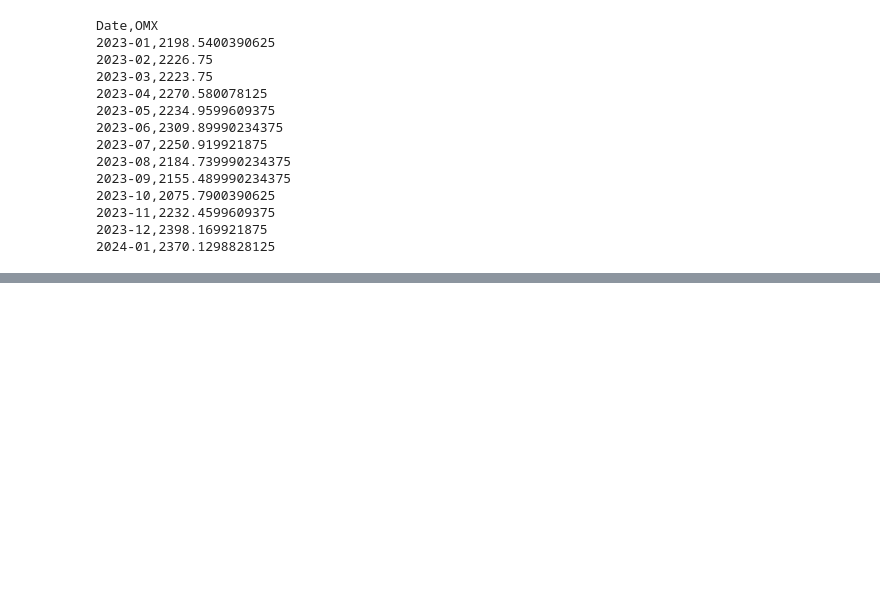
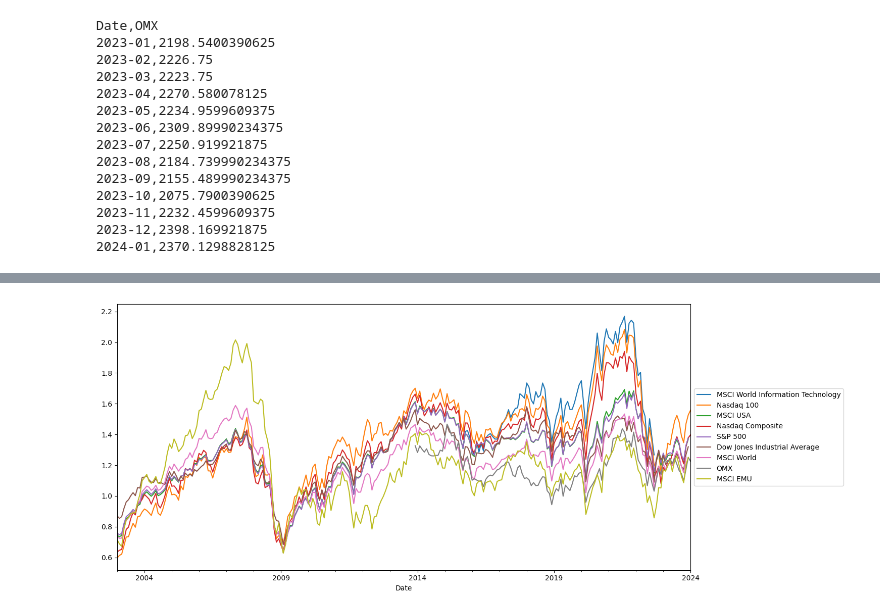
Before and after one commit to theneubeck/stock-index-analyze, a Jupyter notebook: notebooks/rolling.ipynb, the cells around one changed output, grey strips where cells are left out. Cells and saved outputs as stored; diff of their text form; code cells hidden in the pictures; blank space fills up the shorter version.

Commit message:
Some plotting

```diff
--- a/notebooks/rolling.ipynb
+++ b/notebooks/rolling.ipynb
@@ -47,3 +29,15 @@ Date,OMX
 2023-11,2232.4599609375
 2023-12,2398.169921875
 2024-01,2370.1298828125
+# %%
+from index_analyze.lib.read_data import load_directory
+from index_analyze.buy_every import build_analyze_matrix
+
+directory = Path("../data/monthly")
+result = pd.DataFrame()
+raw_data = load_directory(directory)
+
+years = 5
+
+data = build_analyze_matrix(raw_data, years)
+data
@@ -49,0 +59,32 @@ Date,OMX
+# %%
+%matplotlib inline
+import pandas as pd
+import matplotlib.pyplot as plt
+
+columns = [
+    "MSCI World Information Technology",
+    "Nasdaq 100",
+    "MSCI USA",
+    "Nasdaq Composite",
+    "S&P 500",
+    "Dow Jones Industrial Average",
+    # "MSCI World Small Cap",
+    # "MSCI Europe Value",
+    "MSCI World",
+    # "MSCI ACWI",
+    # "Vanguard Small Cap Index Adm",
+    # "AEX",
+    # "MSCI AC Asia Pacific ex-Japan",
+    "OMX",
+    # "MSCI Japan",
+    "MSCI EMU",
+    # "MSCI China",
+]
+
+plt.rcParams['figure.figsize'] = [15, 6]  # Set default figure size
+data[columns]['2003-01-01':].plot()
+plt.legend(loc='center left', bbox_to_anchor=(1, 0.5))  # Place legend outside
+plt.tight_layout()
+plt.show()
+# %% [output]
+[figure, added]
```
Also changed, not shown: parts of 2 cells of this notebook, 2 other files.
